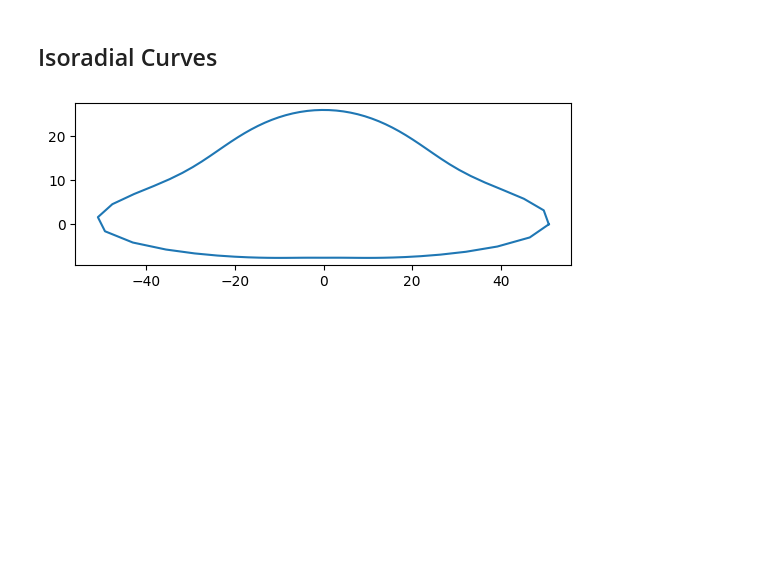
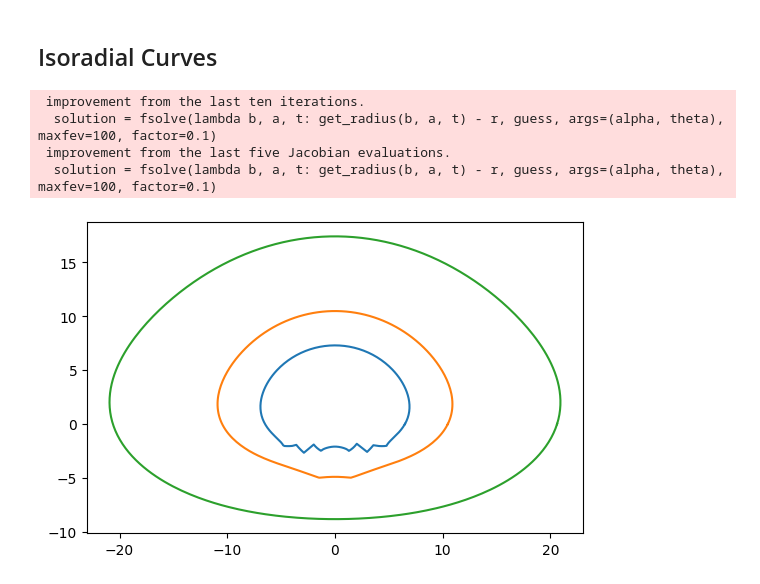
Before and after one commit to jessecrans/bh-raytracer, a Jupyter notebook: luminet-paper.ipynb, the cells around one changed output. Cells and saved outputs as stored; diff of their text form; code cells hidden in the pictures; blank space fills up the shorter version.

```diff
--- a/luminet-paper.ipynb
+++ b/luminet-paper.ipynb
@@ -36,9 +37,6 @@ def _gamma(alpha, theta):
 def _radius(P, alpha, theta, debug=False):
     # assert P >= 3 * M, "Closest approach must be greater than 3*M."
 
-    # if P < 3*M:
-    #     return np.nan
-
     Q = np.emath.sqrt((P - 2 * M) * (P + 6 * M))
     gamma = _gamma(alpha, theta)
 
@@ -50,9 +48,19 @@ def _radius(P, alpha, theta, debug=False):
     sin_squared_zeta = (Q - P + 2 * M) / (Q - P + 6 * M)
     zeta = np.arcsin(np.emath.sqrt(sin_squared_zeta))
 
-    F = ellipkinc(zeta, k_squared)
-    u = gamma / 2 * np.emath.sqrt(P / Q) + F
-    sn, _, _, _ = ellipj(u, k_squared)
+
+    if P <= 3*M:
+        np_ellipf = np.frompyfunc(mpmath.ellipf, 2, 1)
+        F = np.complex128(np_ellipf(zeta, k_squared))
+
+        u = gamma / 2 * np.emath.sqrt(P / Q) + F
+        np_ellipj = np.frompyfunc(mpmath.ellipfun, 3, 1)
+        sn = np.complex128(np_ellipj('sn', u, k_squared))
+    else:
+        F = ellipkinc(zeta, k_squared)
+
+        u = gamma / 2 * np.emath.sqrt(P / Q) + F
+        sn, _, _, _ = ellipj(u, k_squared)
 
     if debug:
         print(f"Q: {Q}")
@@ -65,7 +73,7 @@ def _radius(P, alpha, theta, debug=False):
         print(f"u: {u}")
         print(f"sn: {sn}")
 
-    radius = 1 / (-term_1 + term_2 * sn**2)
+    radius = np.real(1 / (-term_1 + term_2 * sn**2))
 
     return radius
 
@@ -230,6 +238,7 @@ plt.show()
 ## Isoradial Curves
 # %%
 def get_radius(b, alpha, theta):
+    return _radius(P3(b, M), alpha, theta)
     if b > 3*np.sqrt(3)*M:
         P = P3(b, M)
     elif b < 3*np.sqrt(3)*M and b > 0:
@@ -241,32 +250,42 @@ def get_radius(b, alpha, theta):
 
 
 def get_isoradial_curve(r, alpha, theta):
-    solution = fsolve(lambda b, a, t: get_radius(b, a, t) - r, 10, args=(alpha, theta))
+    guess = 1e-5 if alpha > 3*np.pi/2 else r
+    solution = fsolve(lambda b, a, t: get_radius(b, a, t) - r, guess, args=(alpha, theta), maxfev=100, factor=0.1)
 
     return solution[0]
 # %%
 """
 okay dus boven een bepaalde r gaat het prima, eronder niet
 als het onder een bepaalde waarde gaat
 geeft ie iets van een error list - int not allowed
 dus ergens returned ie voor P weer een lijst ipv een getal
 idk wrm
 doei
 """
 
 # b = get_isoradial_curve(10, 0, 10)
 fig, ax = plt.subplots()
 ax.set_aspect('equal')
 
-alpha_array = np.linspace(0, 2*np.pi, 100)
+alpha_array = np.linspace(0, 2*np.pi, 300)
+r_array = [6, 10, 20]
 
-b_array = np.array([
-    get_isoradial_curve(50, alpha + np.pi/2, np.deg2rad(80)) for alpha in alpha_array
-])
+for r in r_array:
+    b_array = np.array([
+    get_isoradial_curve(r, alpha + np.pi/2, np.deg2rad(60)) for alpha in alpha_array
+    ])
 
-x_array, y_array = b_array * np.cos(alpha_array), b_array * np.sin(alpha_array)
+    x_array, y_array = b_array * np.cos(alpha_array), b_array * np.sin(alpha_array)
 
-plt.plot(x_array, y_array)
+    plt.plot(x_array, y_array)
+
+
+
 plt.show()
 # %% [output]
+ improvement from the last ten iterations.
+  solution = fsolve(lambda b, a, t: get_radius(b, a, t) - r, guess, args=(alpha, theta), maxfev=100, factor=0.1)
+ improvement from the last five Jacobian evaluations.
+  solution = fsolve(lambda b, a, t: get_radius(b, a, t) - r, guess, args=(alpha, theta), maxfev=100, factor=0.1)
-[figure, old version]
+[figure, new version]
```
Also changed, not shown: parts of 1 cell of this notebook.
